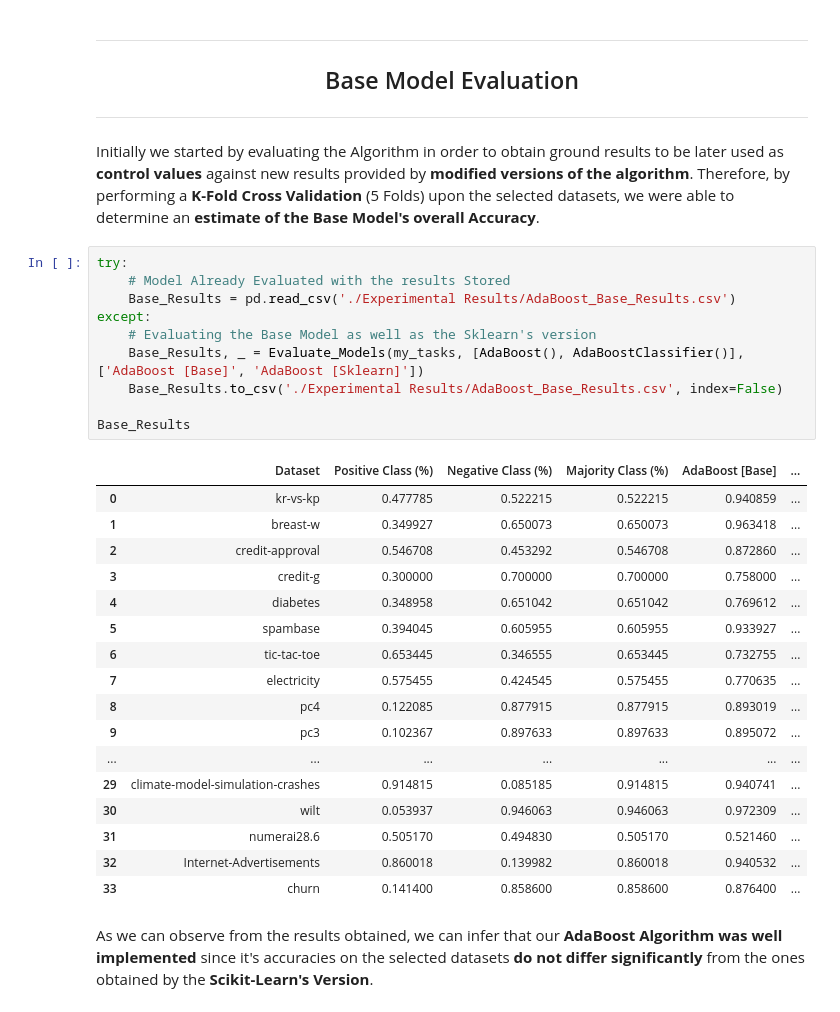
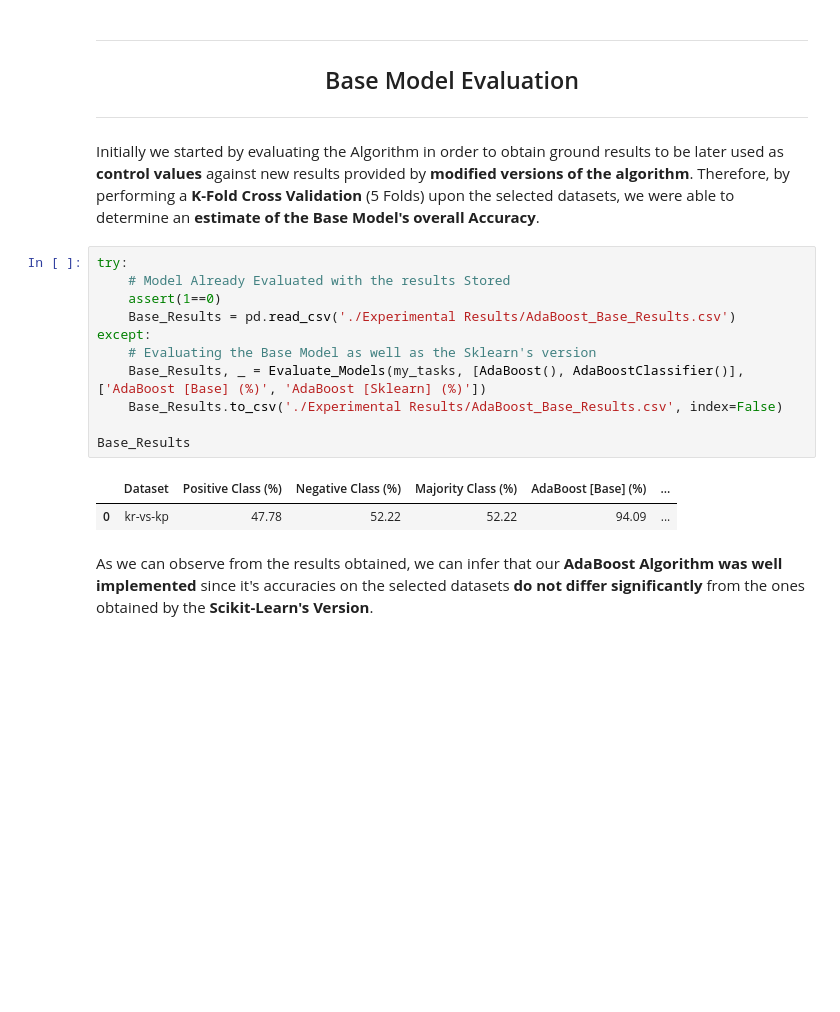
Before and after one commit to EstevesX10/ML1-AdaBoost-Analysis-Optimization, a Jupyter notebook: AdaBoost/AdaBoost.ipynb, the cells around one changed output. Cells and saved outputs as stored; diff of their text form; blank space fills up the shorter version.

```diff
--- a/AdaBoost/AdaBoost.ipynb
+++ b/AdaBoost/AdaBoost.ipynb
@@ -249,31 +249,17 @@ Initially we started by evaluating the Algorithm in order to obtain ground resul
 # %%
 try:
     # Model Already Evaluated with the results Stored
+    assert(1==0)
     Base_Results = pd.read_csv('./Experimental Results/AdaBoost_Base_Results.csv')
 except:
     # Evaluating the Base Model as well as the Sklearn's version
-    Base_Results, _ = Evaluate_Models(my_tasks, [AdaBoost(), AdaBoostClassifier()], ['AdaBoost [Base]', 'AdaBoost [Sklearn]'])
+    Base_Results, _ = Evaluate_Models(my_tasks, [AdaBoost(), AdaBoostClassifier()], ['AdaBoost [Base] (%)', 'AdaBoost [Sklearn] (%)'])
     Base_Results.to_csv('./Experimental Results/AdaBoost_Base_Results.csv', index=False)
 
 Base_Results
 # %% [output]
-|  | Dataset | Positive Class (%) | Negative Class (%) | Majority Class (%) | AdaBoost [Base] | ... |
-| 0 | kr-vs-kp | 0.477785 | 0.522215 | 0.522215 | 0.940859 | ... |
-| 1 | breast-w | 0.349927 | 0.650073 | 0.650073 | 0.963418 | ... |
-| 2 | credit-approval | 0.546708 | 0.453292 | 0.546708 | 0.872860 | ... |
-| 3 | credit-g | 0.300000 | 0.700000 | 0.700000 | 0.758000 | ... |
-| 4 | diabetes | 0.348958 | 0.651042 | 0.651042 | 0.769612 | ... |
-| 5 | spambase | 0.394045 | 0.605955 | 0.605955 | 0.933927 | ... |
-| 6 | tic-tac-toe | 0.653445 | 0.346555 | 0.653445 | 0.732755 | ... |
-| 7 | electricity | 0.575455 | 0.424545 | 0.575455 | 0.770635 | ... |
-| 8 | pc4 | 0.122085 | 0.877915 | 0.877915 | 0.893019 | ... |
-| 9 | pc3 | 0.102367 | 0.897633 | 0.897633 | 0.895072 | ... |
-| ... | ... | ... | ... | ... | ... | ... |
-| 29 | climate-model-simulation-crashes | 0.914815 | 0.085185 | 0.914815 | 0.940741 | ... |
-| 30 | wilt | 0.053937 | 0.946063 | 0.946063 | 0.972309 | ... |
-| 31 | numerai28.6 | 0.505170 | 0.494830 | 0.505170 | 0.521460 | ... |
-| 32 | Internet-Advertisements | 0.860018 | 0.139982 | 0.860018 | 0.940532 | ... |
-| 33 | churn | 0.141400 | 0.858600 | 0.858600 | 0.876400 | ... |
+|  | Dataset | Positive Class (%) | Negative Class (%) | Majority Class (%) | AdaBoost [Base] (%) | ... |
+| 0 | kr-vs-kp | 47.78 | 52.22 | 52.22 | 94.09 | ... |
 # %% [markdown]
 As we can observe from the results obtained, we can infer that our **AdaBoost Algorithm was well implemented** since it's accuracies on the selected datasets **do not differ significantly** from the ones obtained by the **Scikit-Learn's Version**.
 # %%
```
Also changed, not shown: parts of 2 cells of this notebook.
